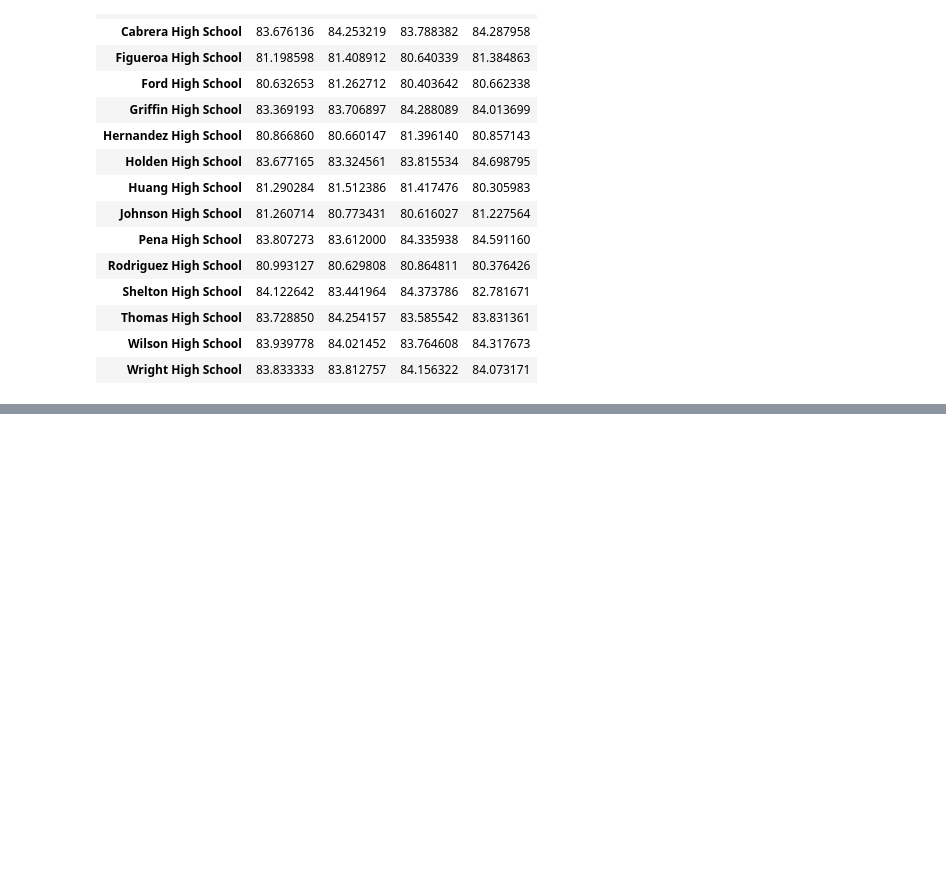
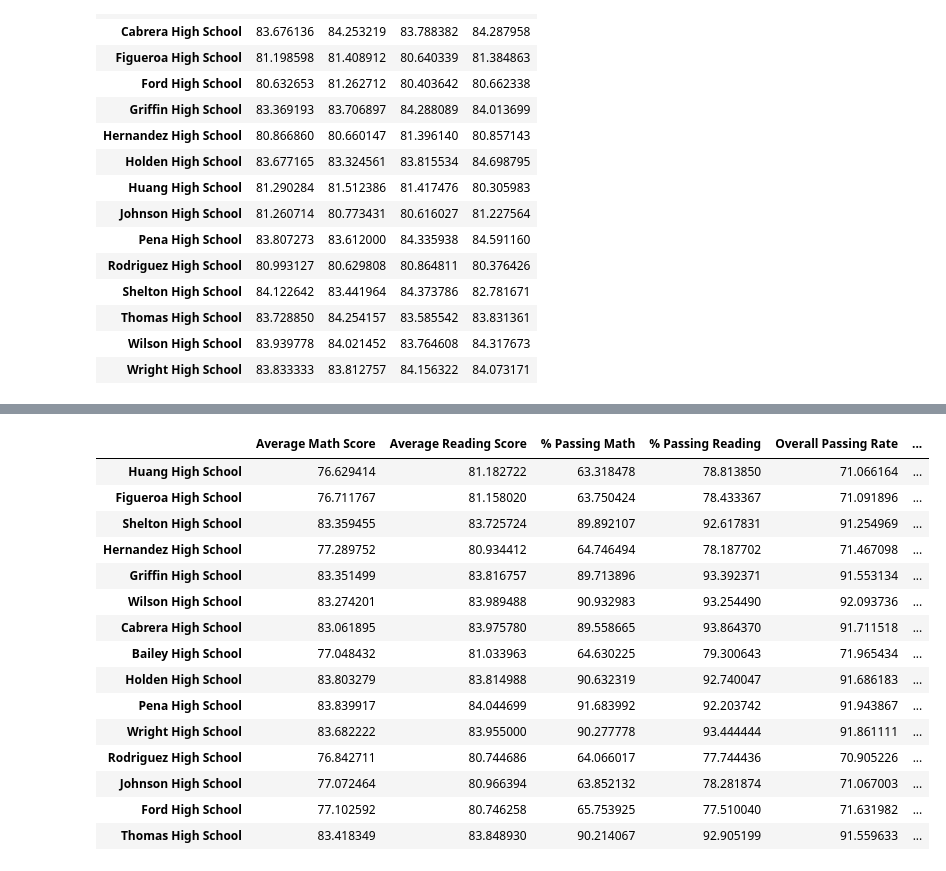
Before and after one commit to penguinistakc/academyofpy, a Jupyter notebook: PyData Schools Analysis.ipynb, the cells around one changed output, grey strips where cells are left out. Saved outputs shown, nothing was run; the diff lists cells and outputs as text; code cells hidden in the pictures; blank space fills up the shorter version.

Commit message:
Added scores by school size

```diff
--- a/PyData Schools Analysis.ipynb
+++ b/PyData Schools Analysis.ipynb
@@ -319,0 +331,39 @@ reading_scores_by_grade_df
+# %%
+#create bins to hold values
+bins = [0, 585, 615, 645, 675]
+
+#create groups for each bin
+view_groups = ['>$585', '\$585-\$615', '\$615-\$645', '\$645-\$675']
+# %%
+school_summary_spending = school_summary_df
+# %%
+
+school_summary_spending['Per Student Budget'] = school_summary_spending['Per Student Budget']\
+.replace( '[\$]','',regex=True).astype('float')
+#school_summary_work
+
+
+school_summary_spending['Spending Ranges (Per Student)'] = pd.cut(school_summary_spending['Per Student Budget'],
+                                                                  bins, labels=view_groups)
+# %%
+school_summary_spending = school_summary_spending[['Average Math Score', 'Average Reading Score',
+                                          '% Passing Math', '% Passing Reading', 'Overall Passing Rate',
+                                          'Spending Ranges (Per Student)']]
+school_summary_spending
+# %% [output]
+|  | Average Math Score | Average Reading Score | % Passing Math | % Passing Reading | Overall Passing Rate | ... |
+| Huang High School | 76.629414 | 81.182722 | 63.318478 | 78.813850 | 71.066164 | ... |
+| Figueroa High School | 76.711767 | 81.158020 | 63.750424 | 78.433367 | 71.091896 | ... |
+| Shelton High School | 83.359455 | 83.725724 | 89.892107 | 92.617831 | 91.254969 | ... |
+| Hernandez High School | 77.289752 | 80.934412 | 64.746494 | 78.187702 | 71.467098 | ... |
+| Griffin High School | 83.351499 | 83.816757 | 89.713896 | 93.392371 | 91.553134 | ... |
+| Wilson High School | 83.274201 | 83.989488 | 90.932983 | 93.254490 | 92.093736 | ... |
+| Cabrera High School | 83.061895 | 83.975780 | 89.558665 | 93.864370 | 91.711518 | ... |
+| Bailey High School | 77.048432 | 81.033963 | 64.630225 | 79.300643 | 71.965434 | ... |
+| Holden High School | 83.803279 | 83.814988 | 90.632319 | 92.740047 | 91.686183 | ... |
+| Pena High School | 83.839917 | 84.044699 | 91.683992 | 92.203742 | 91.943867 | ... |
+| Wright High School | 83.682222 | 83.955000 | 90.277778 | 93.444444 | 91.861111 | ... |
+| Rodriguez High School | 76.842711 | 80.744686 | 64.066017 | 77.744436 | 70.905226 | ... |
+| Johnson High School | 77.072464 | 80.966394 | 63.852132 | 78.281874 | 71.067003 | ... |
+| Ford High School | 77.102592 | 80.746258 | 65.753925 | 77.510040 | 71.631982 | ... |
+| Thomas High School | 83.418349 | 83.848930 | 90.214067 | 92.905199 | 91.559633 | ... |
```
Also changed, not shown: parts of 12 cells of this notebook.
